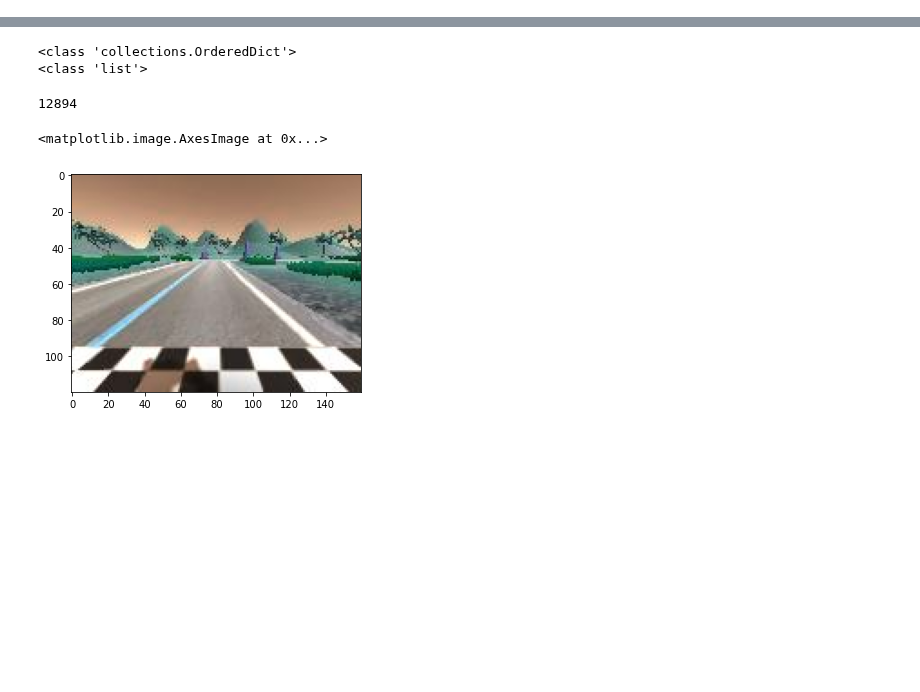
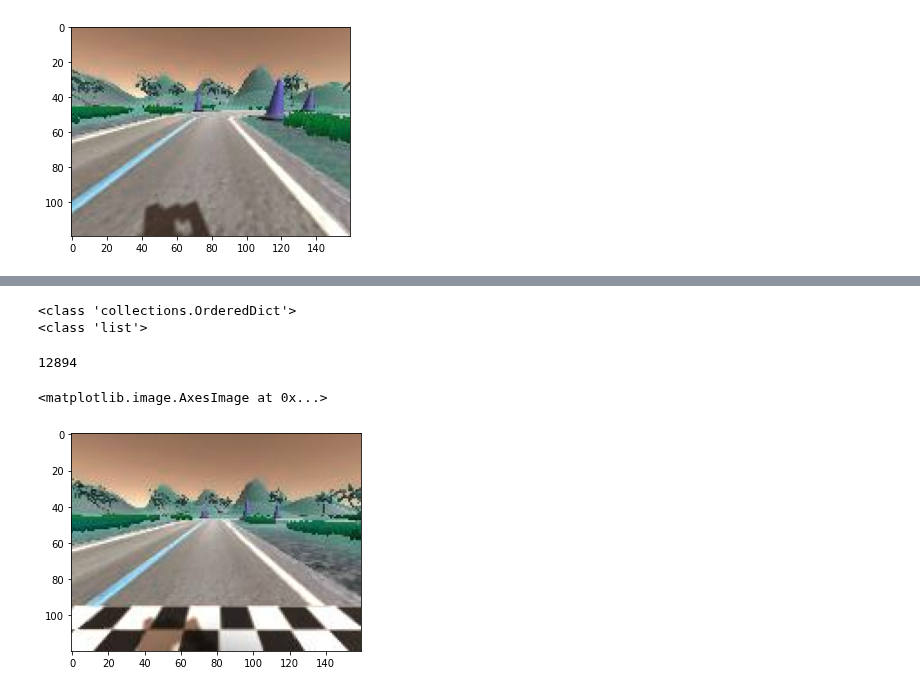
Before and after one commit to dsikar/sdsandbox, a Jupyter notebook: src/utils/utils.ipynb, the cells around one changed output, grey strips where cells are left out. Drawn from its saved outputs; the diff is of its cells as text; code cells hidden in the pictures; blank space fills up the shorter version.

```diff
--- a/src/utils/utils.ipynb
+++ b/src/utils/utils.ipynb
@@ -49,0 +89,6 @@ def sort_unity_files(path, mask):
+# %%
+path = 'C:\\Users\\aczd097\\Downloads\\dataset\\unity\\log_sample\\logs_Mon_Jul_13_08_29_01_2020\\'
+mask = '*.jpg'
+fdict = sort_unity_files(path, mask)
+for key in sorted(fdict):
+    print("key: {}, value:{}".format(key,fdict[key]))
@@ -49,0 +113,69 @@ def sort_unity_files(path, mask):
+# %%
+# fpath = fdict[key]
+def get_sdsandbox_json_steer_angle(fpath):
+    """
+    Get steering angle stored in json file.
+    The argument passed in the path for a file, that was stored with a corresponding json file
+    containing a steering angle, looks something like:
+    C:\\Users\\aczd097\\Downloads\\dataset\\unity\\log_sample\\logs_Mon_Jul_13_08_29_01_2020\\ \
+    12893_cam-image_array_.jpg
+    The json file with with steering angle, in the same path, will be named record_12893.json
+    We open that file and return the steering angle.
+
+    =======
+
+    Input:
+        fpath: string, filepath
+    Output:
+        st_angle: steering angle
+
+    =======
+
+    Example:
+    fpath = 'C:\\Users\\aczd097\\Downloads\\dataset\\unity\\log_sample\\logs_Mon_Jul_13_08_29_01_2020\\12893_cam-image_array_.jpg'
+    jsa = get_sdsandbox_json_steer_angle(fpath)
+    print(jsa)
+    """
+
+    import json
+    # split string
+    fsplit = fpath.split('\\')
+    # get name e.g. 12893_cam-image_array_.jpg
+    fname = fsplit[-1]
+    # get number e.g. 12893
+    fnumber = fsplit[-1].split('_')
+    fnumber = fnumber[0]
+    # build json file name e.g. record_12893.json
+    fname = 'record_' + fnumber + '.json'
+    # build file path e.g. 'C:\Users\aczd097\Downloads\dataset\unity\log_sample\logs_Mon_Jul_13_08_29_01_2020\record_12893.json'
+    idx = fpath.rindex('\\') + 1
+    fname = fpath[0:idx] + fname
+    # open and read file
+    f = open(fname, "r")
+    file = f.read()
+    # load json
+    fjson = json.loads(file)
+    # get and return steering angle attribute
+    st_angle = fjson['user/angle']
+    return st_angle
+
+# fpath = 'C:\\Users\\aczd097\\Downloads\\dataset\\unity\\log_sample\\logs_Mon_Jul_13_08_29_01_2020\\12893_cam-image_array_.jpg'
+# jsa = get_sdsandbox_json_steer_angle(fpath)
+# print(jsa)
+
+import cv2
+import numpy as np
+import matplotlib.pyplot as plt
+ipath = 'C:\\Users\\aczd097\\Downloads\\dataset\\unity\\log_sample\\logs_Mon_Jul_13_08_29_01_2020\\12893_cam-image_array_.jpg'
+img = cv2.imread(ipath) # 120x160x3
+# resize so we can write some info onto image
+#img = cv2.resize(img, (800, 600), cv2.INTER_AREA)
+plt.imshow(img)
+plt.rcParams["figure.figsize"] = (6,4)
+myfig = plot_img_hist(img)
+myfig.savefig("temp_plot.png")
+img2 = cv2.imread("temp_plot.png")
+img3 = overlay_imgs(img2, img1)
+plt.close(myfig)
+# %% [output]
+[figure, added]
```
Also changed, not shown: parts of 12 cells of this notebook, 2 other files.
